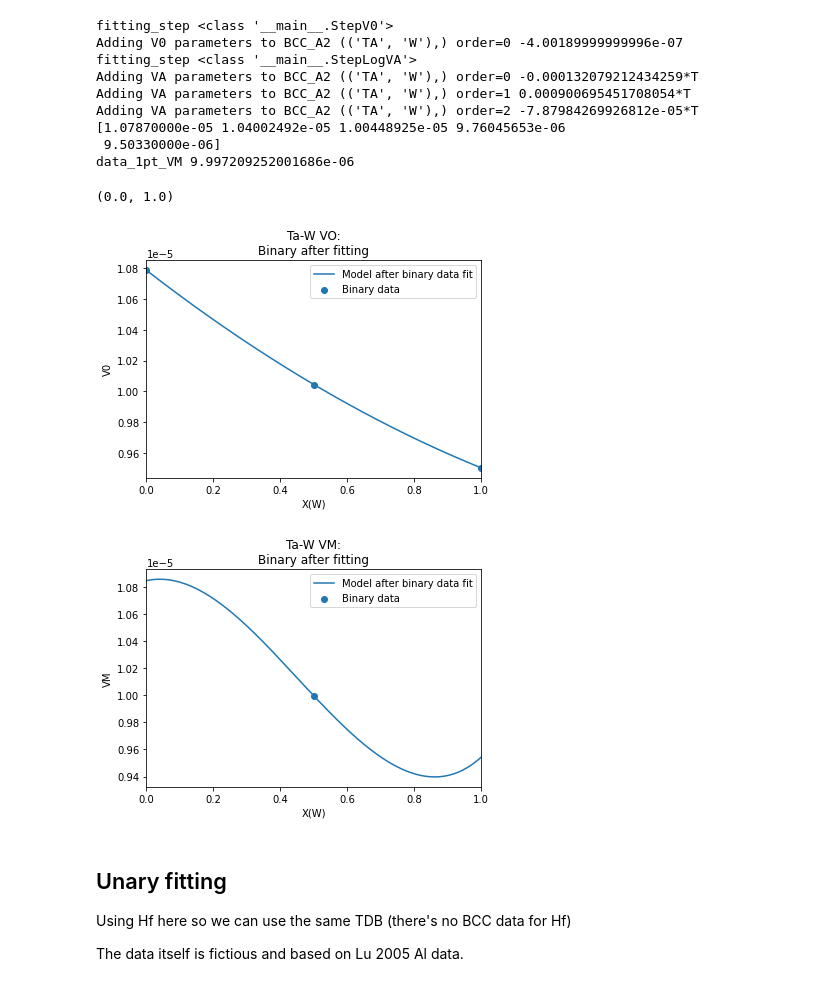
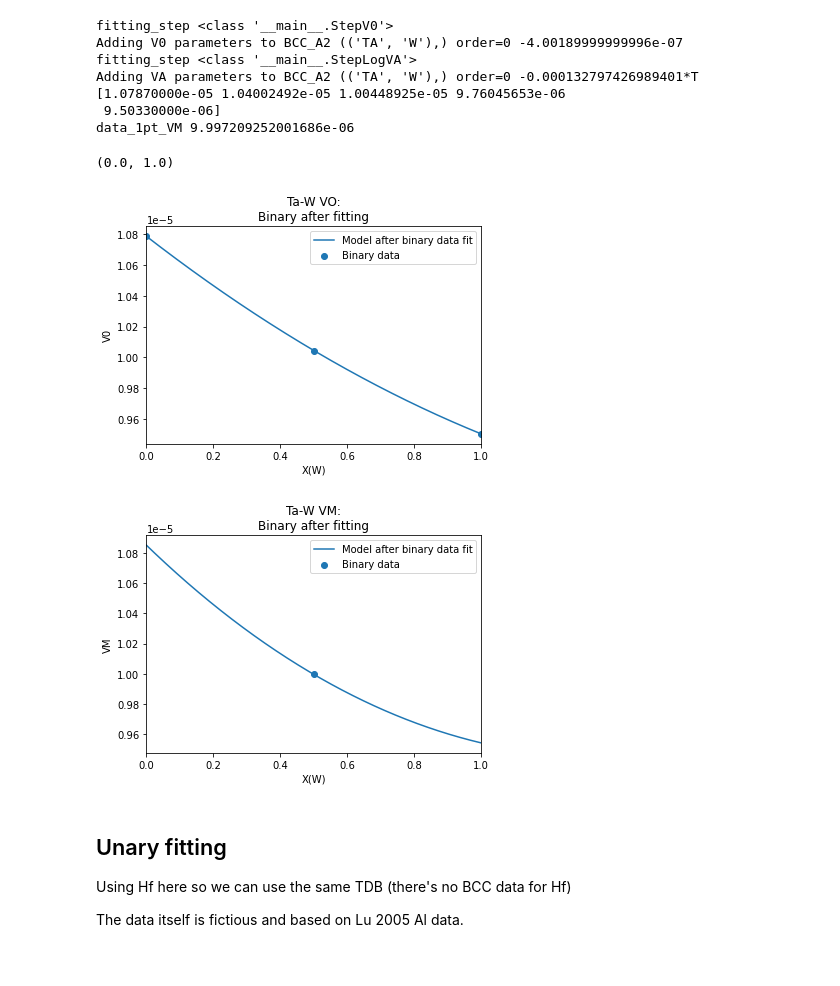
Before and after one commit to PhasesResearchLab/ESPEI, a Jupyter notebook: espei/volume-modeling-2a_TDB.ipynb, the cells around one changed output. Cells and saved outputs as stored; diff of their text form; code cells hidden in the pictures.

Commit message:
Support VM_MIX!

```diff
--- a/espei/volume-modeling-2a_TDB.ipynb
+++ b/espei/volume-modeling-2a_TDB.ipynb
@@ -282,6 +282,10 @@ class StepLogVA(FittingStep):
         [qty]/mole-formula.
 
         """
+        # Because of the log transform used to linearize the data it must be
+        # satisfied that \( V/V0 > 0 \). It's therefore not easy to work with
+        # excess volumes (which may be positive or negative).
+        # The solution is to shift other reference states into absolute volume.
         total_response = []
         for dataset in desired_data:
             values = np.asarray(dataset['values'], dtype=np.object_)*mole_atoms_per_mole_formula_unit
@@ -290,7 +294,12 @@ class StepLogVA(FittingStep):
                 if dataset['output'].endswith('_FORM'):
                     raise NotImplementedError(f"The formation reference state for data type {dataset['output']} is not yet supported for {cls.parameter_name} parameters.")
                 elif dataset['output'].endswith('_MIX'):
-                    raise NotImplementedError(f"The formation reference state for data type {dataset['output']} is not yet supported for {cls.parameter_name} parameters.")
+                    # for backwards compatibility, we treat this using the
+                    # special "endmember" reference state (i.e. where the
+                    # property of interest is zero for all the endmembers).
+                    # To shift our VM_MIX data into VM, we need to add the VM
+                    # computed from the endmember reference model.
+                    values[..., config_idx] += fixed_model.endmember_reference_model.VM
                 else:
                     pass
             total_response.append(values.flatten())
@@ -544,21 +553,34 @@ datasets = [
     #     "comment": "Brandon Bocklund DFT calculations. VASP, PBEsol, PAW 400 eV cutoff, 0.2 KSPACING",
     #     "tags": ["non-equilibrium-thermochemical", "LLNL-proprietary"]
     # },
-    # 3 point VA
-    # mix vals:      +1.0e-7  -2e-7   -4e-7
-    # concrete vals: 1.0623878723285703e-05, 9.997209252001686e-06, 9.47053978071767e-06
+    # 1 point VA, using mixing reference state
     {
         "components": ["TA", "W"],
         "phases": ["BCC_A2"],
-        "output": "VM",
-        "values": [[[1.0623878723285703e-05, 9.997209252001686e-06, 9.47053978071767e-06]]],  # "fixed" value (absolute value from mix data with calphd reference state) extracted manually from above
+        "output": "VM_MIX",
+        "values": [[[-2e-7]]],
         "conditions": {"T": 298.15, "P": 101325},
-        "solver": {"sublattice_site_ratios": [1], "sublattice_configurations": [[["TA", "W"]], [["TA", "W"]], [["TA", "W"]]], "sublattice_occupancies": [[[0.75, 0.25]], [[0.5, 0.5]], [[0.25, 0.75]]]},
+        "solver": {"sublattice_site_ratios": [1], "sublattice_configurations": [[["TA", "W"]]], "sublattice_occupancies": [[[0.5, 0.5]]]},
         "reference": "VASP (LLNL)",
         "bibtex": "UNPUBLISHED",
         "comment": "Brandon Bocklund DFT calculations. VASP, PBEsol, PAW 400 eV cutoff, 0.2 KSPACING",
         "tags": ["non-equilibrium-thermochemical", "LLNL-proprietary"]
     },
+    # 3 point VA
+    # mix vals:      +1.0e-7  -2e-7   -4e-7
+    # concrete vals: 1.0623878723285703e-05, 9.997209252001686e-06, 9.47053978071767e-06
+    # {
+    #     "components": ["TA", "W"],
+    #     "phases": ["BCC_A2"],
+    #     "output": "VM",
+    #     "values": [[[1.0623878723285703e-05, 9.997209252001686e-06, 9.47053978071767e-06]]],  # "fixed" value (absolute value from mix data with calphd reference state) extracted manually from above
+    #     "conditions": {"T": 298.15, "P": 101325},
+    #     "solver": {"sublattice_site_ratios": [1], "sublattice_configurations": [[["TA", "W"]], [["TA", "W"]], [["TA", "W"]]], "sublattice_occupancies": [[[0.75, 0.25]], [[0.5, 0.5]], [[0.25, 0.75]]]},
+    #     "reference": "VASP (LLNL)",
+    #     "bibtex": "UNPUBLISHED",
+    #     "comment": "Brandon Bocklund DFT calculations. VASP, PBEsol, PAW 400 eV cutoff, 0.2 KSPACING",
+    #     "tags": ["non-equilibrium-thermochemical", "LLNL-proprietary"]
+    # },
 ]
 dbf = Database("lu2005-volumes.tdb")
 mod = Model(dbf, ["TA", "W"], "BCC_A2")
@@ -612,37 +634,35 @@ plt.xlabel("X(W)")
 plt.ylabel("V0")
 plt.xlim(0, 1)
 
 plt.figure()
 
 plt.title("Ta-W VM:\nBinary after fitting")
 plt.plot(x_W, func_VM_TA_W(x_TA_W), label="Model after binary data fit")
 data_1pt_VM = -2.0e-7 + (func_VM_TA_W([1, 0])*0.5 + func_VM_TA_W([0, 1])*0.5)
 data_3pt_VM = [
     +1.0e-7 + (func_VM_TA_W([1, 0])*0.75 + func_VM_TA_W([0, 1])*0.25),
     -2.0e-7 + (func_VM_TA_W([1, 0])*0.50 + func_VM_TA_W([0, 1])*0.50),
     -4.0e-7 + (func_VM_TA_W([1, 0])*0.25 + func_VM_TA_W([0, 1])*0.75),
 ]
 print("data_1pt_VM", data_1pt_VM)
 plt.scatter([0.5], data_1pt_VM, label='Binary data')
 # print("data_3pt_VM", data_3pt_VM)
 # plt.scatter([0.25, 0.5, 0.75], data_3pt_VM, label='Binary data')
 plt.legend()
 plt.xlabel("X(W)")
 plt.ylabel("VM")
 plt.xlim(0, 1)
 # %% [output]
 fitting_step <class '__main__.StepV0'>
 Adding V0 parameters to BCC_A2 (('TA', 'W'),) order=0 -4.00189999999996e-07
 fitting_step <class '__main__.StepLogVA'>
-Adding VA parameters to BCC_A2 (('TA', 'W'),) order=0 -0.000132079212434259*T
-Adding VA parameters to BCC_A2 (('TA', 'W'),) order=1 0.000900695451708054*T
-Adding VA parameters to BCC_A2 (('TA', 'W'),) order=2 -7.87984269926812e-05*T
+Adding VA parameters to BCC_A2 (('TA', 'W'),) order=0 -0.000132797426989401*T
 [1.07870000e-05 1.04002492e-05 1.00448925e-05 9.76045653e-06
  9.50330000e-06]
 data_1pt_VM 9.997209252001686e-06
 (0.0, 1.0)
 [figure]
-[figure, old version]
+[figure, new version]
 # %% [markdown]
 ## Unary fitting
 
```
